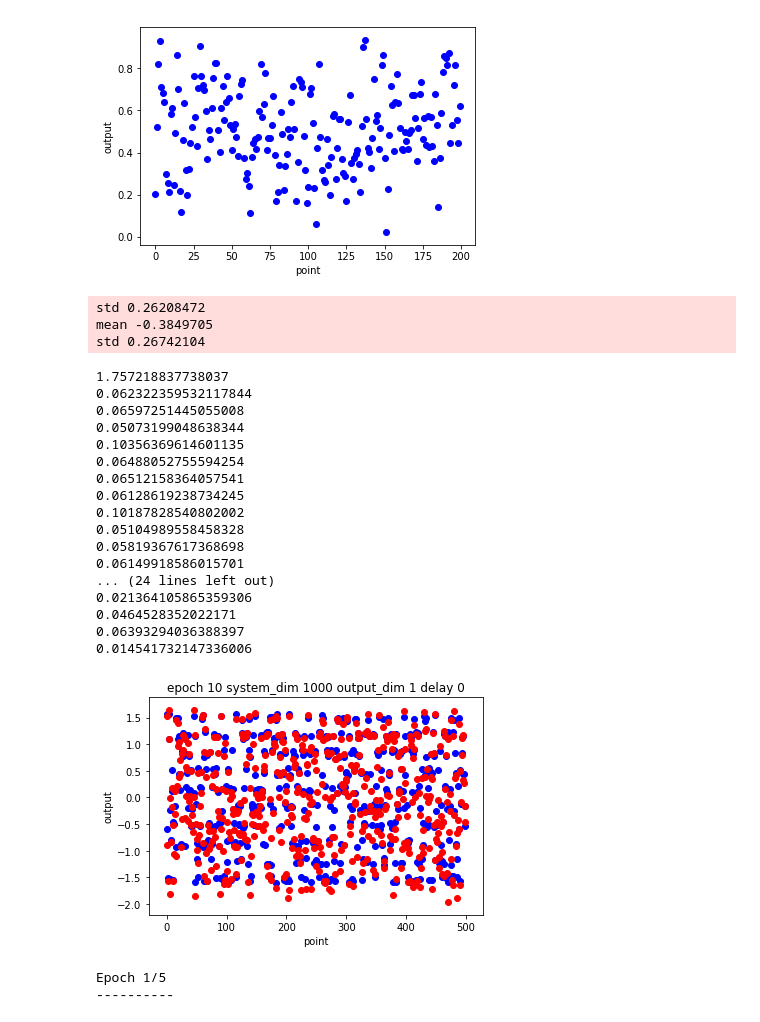
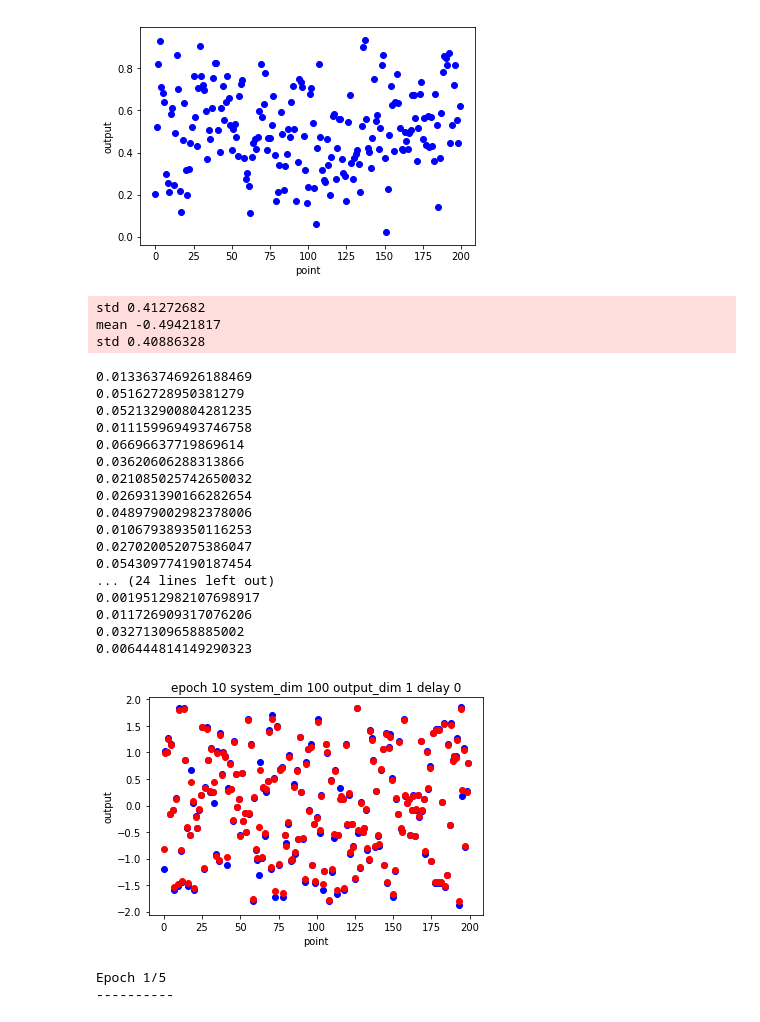
Before and after one commit to Fallensouls/human_model, a Jupyter notebook: model.ipynb, the cells around one changed output. Cells and saved outputs as stored; diff of their text form; code cells hidden in the pictures.

```diff
--- a/model.ipynb
+++ b/model.ipynb
@@ -295,7 +295,7 @@ InformationLack = 0
 feature_num = 512
 model = CLSTMModel(feature_num, slidingWindow, InformationAdd, InformationLack).cuda()
 criterion = nn.MSELoss()
-optimizer = torch.optim.Adam(model.parameters(),lr=1e-4)
+optimizer = torch.optim.Adam(model.parameters(),lr=1e-3)
 
 batch_size = 256
 epochs = 10
@@ -303,7 +303,7 @@ delay = 0
 
 pbar = tqdm(range(1, epochs+1))
 
-system_dim = 1000
+system_dim = 100
 output_dim = 1
 gen_label(system_dim,output_dim,batch_size,True)  # 改变参数需要重新生成label，设reset=True
 train_loader, test_loader = get_data(seq_len, batch_size, delay)
@@ -320,9 +320,9 @@ for epoch in pbar:
         pbar.set_postfix({'train loss' : '{0:1.5f}'.format(loss)})
         optimizer.step()
 # %% [output]
-std 0.26208472
-mean -0.3849705
-std 0.26742104
+std 0.41272682
+mean -0.49421817
+std 0.40886328
 # %%
 gt = []
 pred= []
@@ -343,40 +343,41 @@ with torch.no_grad():
         print(cost)
         # pbar.set_postfix({'test loss' : '{0:1.5f}'.format(loss)})
 # %% [output]
-1.757218837738037
-0.062322359532117844
-0.06597251445055008
-0.05073199048638344
-0.10356369614601135
-0.06488052755594254
-0.06512158364057541
-0.06128619238734245
-0.10187828540802002
-0.05104989558458328
-0.05819367617368698
-0.06149918586015701
+0.013363746926188469
+0.05162728950381279
+0.052132900804281235
+0.011159969493746758
+0.06696637719869614
+0.03620606288313866
+0.021085025742650032
+0.026931390166282654
+0.048979002982378006
+0.010679389350116253
+0.027020052075386047
+0.054309774190187454
 ... (24 lines left out)
-0.021364105865359306
-0.0464528352022171
-0.06393294036388397
-0.014541732147336006
+0.0019512982107698917
+0.011726909317076206
+0.03271309658885002
+0.006444814149290323
 # %%
 gt_show = [i.cpu().detach().numpy() for k in gt for i in k]
 pred_show = [i.cpu().detach().numpy() for k in pred for i in k]
 # train_gt_show = [i.cpu().detach().numpy() for k in train_gt for i in k]
 # train_pred_show = [i.cpu().detach().numpy() for k in train_pred for i in k]
-length = 500
+length = 200
 # plt.scatter(list(range(length)), train_gt_show[0:length], c='b')
 # plt.scatter(list(range(length)), train_pred_show[0:length], c='r')
-plt.scatter(list(range(length)), gt_show[10:length+10], c='b')
-plt.scatter(list(range(length)), pred_show[10:length+10], c='r')
+plt.scatter(list(range(length)), gt_show[0:length+0], c='b')
+plt.scatter(list(range(length)), pred_show[0:length+0], c='r')
+# print(gt_show[0:length])
 plt.xlabel('point')
 plt.ylabel('output')
 plt.title("epoch {} system_dim {} output_dim {} delay {}".format(epochs, system_dim, output_dim, delay))
 plt.show()
 plt.close()
 # %% [output]
-[figure, old version]
+[figure, new version]
 # %%
 import torch
 import sys
```
Also changed, not shown: 4 other files.
